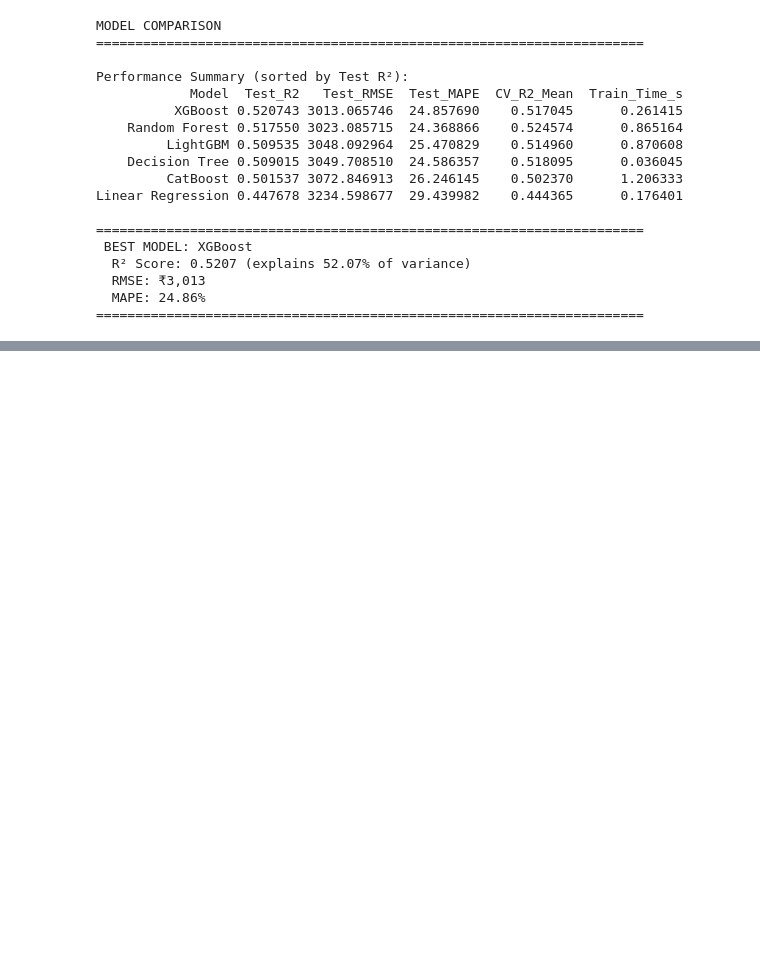
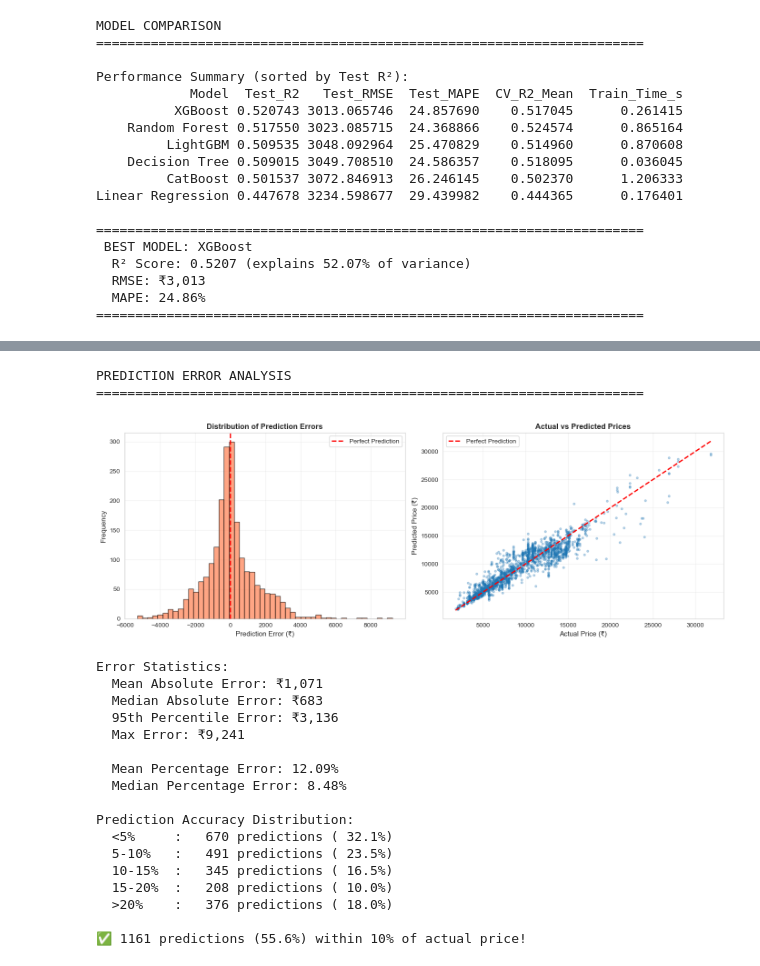
Before and after one commit to sayeesx/Flight-Price-Prediction-CatBoost, a Jupyter notebook: notebooks/Flight_Price_Prediction.ipynb, the cells around one changed output, grey strips where cells are left out. Saved outputs shown, nothing was run; the diff lists cells and outputs as text; code cells hidden in the pictures; blank space fills up the shorter version.

```diff
--- a/notebooks/Flight_Price_Prediction.ipynb
+++ b/notebooks/Flight_Price_Prediction.ipynb
@@ -776,0 +988,79 @@ This section documents key challenges encountered during the flight price predic
+# %%
+# Prediction Error Analysis
+print("PREDICTION ERROR ANALYSIS")
+print("="*70)
+
+y_pred_final = xgb_tuned_best.predict(X_test)
+errors = y_test - y_pred_final
+abs_errors = np.abs(errors)
+pct_errors = np.abs(errors / y_test) * 100
+
+# Error distribution
+fig, axes = plt.subplots(1, 2, figsize=(14, 5))
+
+# Histogram of errors
+axes[0].hist(errors, bins=50, edgecolor='black', alpha=0.7, color='coral')
+axes[0].axvline(0, color='red', linestyle='--', linewidth=2, label='Perfect Prediction')
+axes[0].set_xlabel('Prediction Error (₹)', fontsize=11)
+axes[0].set_ylabel('Frequency', fontsize=11)
+axes[0].set_title('Distribution of Prediction Errors', fontsize=12, fontweight='bold')
+axes[0].legend()
+axes[0].grid(alpha=0.3)
+
+# Actual vs Predicted scatter
+axes[1].scatter(y_test, y_pred_final, alpha=0.3, s=10)
+axes[1].plot([y_test.min(), y_test.max()], [y_test.min(), y_test.max()],
+             'r--', linewidth=2, label='Perfect Prediction')
+axes[1].set_xlabel('Actual Price (₹)', fontsize=11)
+axes[1].set_ylabel('Predicted Price (₹)', fontsize=11)
+axes[1].set_title('Actual vs Predicted Prices', fontsize=12, fontweight='bold')
+axes[1].legend()
+axes[1].grid(alpha=0.3)
+
+plt.tight_layout()
+plt.show()
+
+# Error statistics
+print("\nError Statistics:")
+print(f"  Mean Absolute Error: ₹{abs_errors.mean():,.0f}")
+print(f"  Median Absolute Error: ₹{abs_errors.median():,.0f}")
+print(f"  95th Percentile Error: ₹{np.percentile(abs_errors, 95):,.0f}")
+print(f"  Max Error: ₹{abs_errors.max():,.0f}")
+print(f"\n  Mean Percentage Error: {pct_errors.mean():.2f}%")
+print(f"  Median Percentage Error: {pct_errors.median():.2f}%")
+
+# Accuracy bins
+print("\nPrediction Accuracy Distribution:")
+bins = [0, 5, 10, 15, 20, 100]
+labels = ['<5%', '5-10%', '10-15%', '15-20%', '>20%']
+for i in range(len(labels)):
+    if i < len(labels) - 1:
+        count = ((pct_errors >= bins[i]) & (pct_errors < bins[i+1])).sum()
+    else:
+        count = (pct_errors >= bins[i]).sum()
+    pct = count / len(pct_errors) * 100
+    print(f"  {labels[i]:8s}: {count:5d} predictions ({pct:5.1f}%)")
+
+high_accuracy = (pct_errors < 10).sum()
+print(f"\n✅ {high_accuracy} predictions ({high_accuracy/len(pct_errors)*100:.1f}%) within 10% of actual price!")
+# %% [output]
+PREDICTION ERROR ANALYSIS
+======================================================================
+[figure, added]
+Error Statistics:
+  Mean Absolute Error: ₹1,071
+  Median Absolute Error: ₹683
+  95th Percentile Error: ₹3,136
+  Max Error: ₹9,241
+
+  Mean Percentage Error: 12.09%
+  Median Percentage Error: 8.48%
+
+Prediction Accuracy Distribution:
+  <5%     :   670 predictions ( 32.1%)
+  5-10%   :   491 predictions ( 23.5%)
+  10-15%  :   345 predictions ( 16.5%)
+  15-20%  :   208 predictions ( 10.0%)
+  >20%    :   376 predictions ( 18.0%)
+
+✅ 1161 predictions (55.6%) within 10% of actual price!
```
Also changed, not shown: parts of 20 cells of this notebook, 7 other files.
